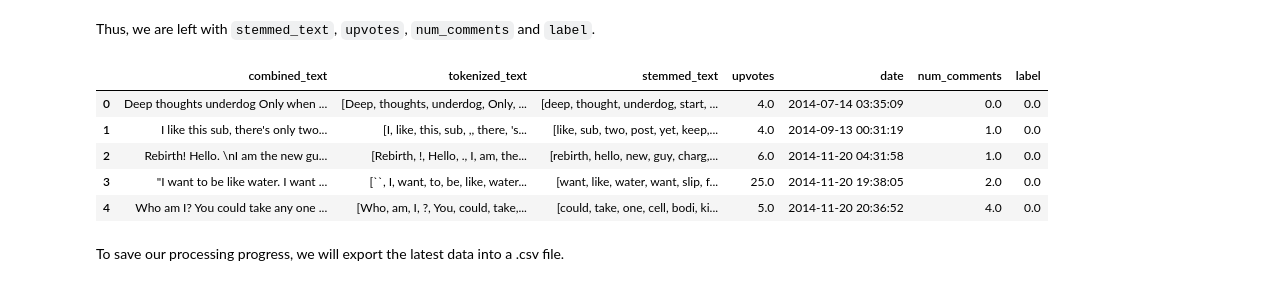
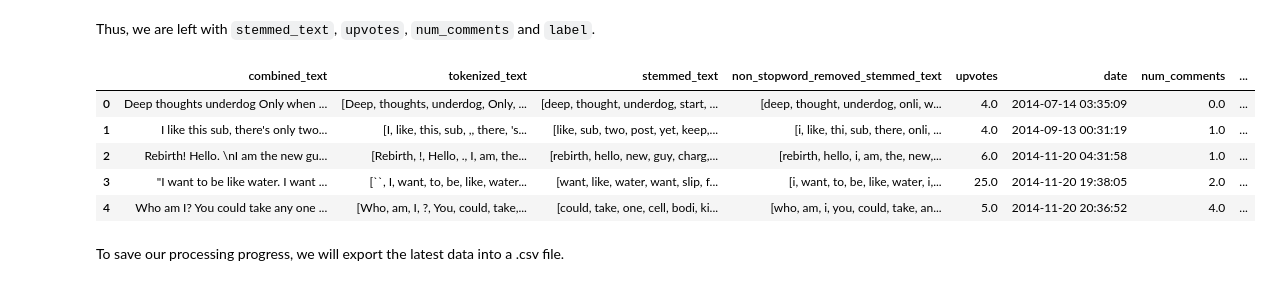
Before and after one commit to fishbrightwise/IS424-G2T4, a Jupyter notebook: notebooks/1) Data Processing.ipynb, the cells around one changed output. Saved outputs shown, nothing was run; the diff lists cells and outputs as text; code cells hidden in the pictures.

```diff
--- a/notebooks/1) Data Processing.ipynb
+++ b/notebooks/1) Data Processing.ipynb
@@ -353,5 +368,5 @@ See the caveats in the documentation: https://pandas.pydata.org/pandas-docs/stab
 # %%
-reddit_df3['stopword_removed_text'] = reddit_df3['tokenized_text'].apply(lambda x: [word for word in x if word.lower() not in stop_words])
+reddit_df3['stopword_removed_text'] = reddit_df3['alphanum_text'].apply(lambda x: [word for word in x if word.lower() not in stop_words])
 reddit_df3.head()
 # %% [output]
 A value is trying to be set on a copy of a slice from a DataFrame.
@@ -365,6 +380,3 @@ See the caveats in the documentation: https://pandas.pydata.org/pandas-docs/stab
 | 2 | DeepThoughts | Rebirth! | Hello. \nI am the new guy in char... | 6.0 | 1.416458e+09 | 1.0 | 0.0 | 2014-11-20 04:31:58 | Rebirth! Hello. \nI am the new gu... | ... |
 | 3 | DeepThoughts | "I want to be like water. I want ... |  | 25.0 | 1.416512e+09 | 2.0 | 0.0 | 2014-11-20 19:38:05 | "I want to be like water. I want ... | ... |
 | 4 | DeepThoughts | Who am I? | You could take any one cell in my... | 5.0 | 1.416516e+09 | 4.0 | 0.0 | 2014-11-20 20:36:52 | Who am I? You could take any one ... | ... |
-# %%
-reddit_df3['alphanum_text'] = reddit_df3['stopword_removed_text'].apply(lambda x: [word for word in x if word.isalnum()])
-reddit_df3.head()
@@ -449,7 +449,7 @@ See the caveats in the documentation: https://pandas.pydata.org/pandas-docs/stab
 # %% [markdown]
 So let's try the stemming from the beginning again:
 # %%
-reddit_df3['stemmed_text'] = reddit_df3['alphanum_text'].apply(lambda x: [stemmer.stem(word.lower()) for word in x])
+reddit_df3['stemmed_text'] = reddit_df3['stopword_removed_text'].apply(lambda x: [stemmer.stem(word.lower()) for word in x])
 # %% [output]
 A value is trying to be set on a copy of a slice from a DataFrame.
 Try using .loc[row_indexer,col_indexer] = value instead
@@ -460,0 +470,2 @@ Here's the final text processed data attribute.
+# %%
+reddit_df3['non_stopword_removed_stemmed_text'] = reddit_df3['alphanum_text'].apply(lambda x: [stemmer.stem(word.lower()) for word in x])
@@ -481,15 +498,15 @@ Here, we would want to remove unnecessary attributes such as:
 # %% [markdown]
 Thus, we are left with `stemmed_text`, `upvotes`, `num_comments` and `label`.
 # %%
-reddit_df4 = reddit_df3[['combined_text', 'tokenized_text', 'stemmed_text', 'upvotes', 'date', 'num_comments', 'label']]
+reddit_df4 = reddit_df3[['combined_text', 'tokenized_text', 'stemmed_text', 'non_stopword_removed_stemmed_text', 'upvotes', 'date', 'num_comments', 'label']]
 reddit_df4.head()
 # %% [output]
-|  | combined_text | tokenized_text | stemmed_text | upvotes | date | num_comments | label |
-| 0 | Deep thoughts underdog Only when ... | [Deep, thoughts, underdog, Only, ... | [deep, thought, underdog, start, ... | 4.0 | 2014-07-14 03:35:09 | 0.0 | 0.0 |
-| 1 | I like this sub, there's only two... | [I, like, this, sub, ,, there, 's... | [like, sub, two, post, yet, keep,... | 4.0 | 2014-09-13 00:31:19 | 1.0 | 0.0 |
-| 2 | Rebirth! Hello. \nI am the new gu... | [Rebirth, !, Hello, ., I, am, the... | [rebirth, hello, new, guy, charg,... | 6.0 | 2014-11-20 04:31:58 | 1.0 | 0.0 |
-| 3 | "I want to be like water. I want ... | [``, I, want, to, be, like, water... | [want, like, water, want, slip, f... | 25.0 | 2014-11-20 19:38:05 | 2.0 | 0.0 |
-| 4 | Who am I? You could take any one ... | [Who, am, I, ?, You, could, take,... | [could, take, one, cell, bodi, ki... | 5.0 | 2014-11-20 20:36:52 | 4.0 | 0.0 |
+|  | combined_text | tokenized_text | stemmed_text | non_stopword_removed_stemmed_text | upvotes | date | num_comments | ... |
+| 0 | Deep thoughts underdog Only when ... | [Deep, thoughts, underdog, Only, ... | [deep, thought, underdog, start, ... | [deep, thought, underdog, onli, w... | 4.0 | 2014-07-14 03:35:09 | 0.0 | ... |
+| 1 | I like this sub, there's only two... | [I, like, this, sub, ,, there, 's... | [like, sub, two, post, yet, keep,... | [i, like, thi, sub, there, onli, ... | 4.0 | 2014-09-13 00:31:19 | 1.0 | ... |
+| 2 | Rebirth! Hello. \nI am the new gu... | [Rebirth, !, Hello, ., I, am, the... | [rebirth, hello, new, guy, charg,... | [rebirth, hello, i, am, the, new,... | 6.0 | 2014-11-20 04:31:58 | 1.0 | ... |
+| 3 | "I want to be like water. I want ... | [``, I, want, to, be, like, water... | [want, like, water, want, slip, f... | [i, want, to, be, like, water, i,... | 25.0 | 2014-11-20 19:38:05 | 2.0 | ... |
+| 4 | Who am I? You could take any one ... | [Who, am, I, ?, You, could, take,... | [could, take, one, cell, bodi, ki... | [who, am, i, you, could, take, an... | 5.0 | 2014-11-20 20:36:52 | 4.0 | ... |
 # %% [markdown]
 To save our processing progress, we will export the latest data into a .csv file.
 # %%
```
Also changed, not shown: parts of 9 cells of this notebook, 1 other file.
